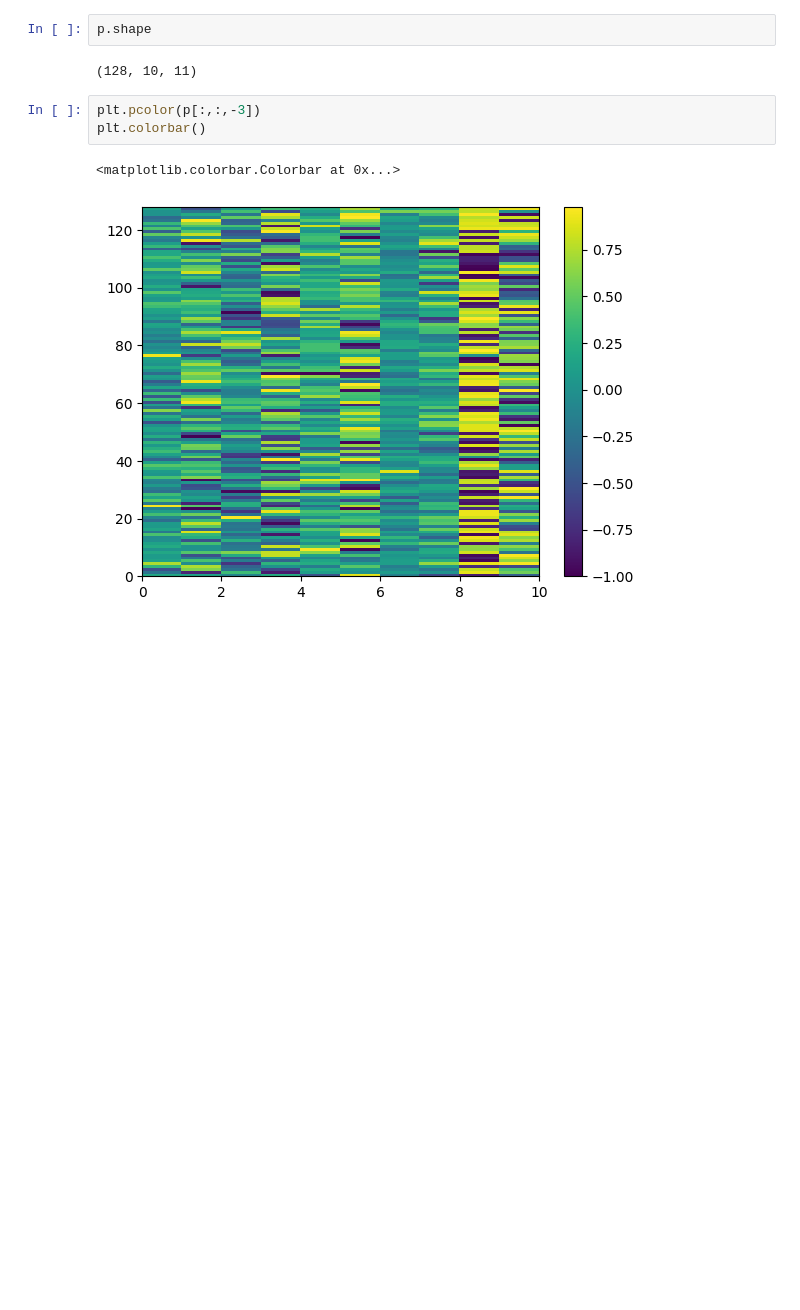
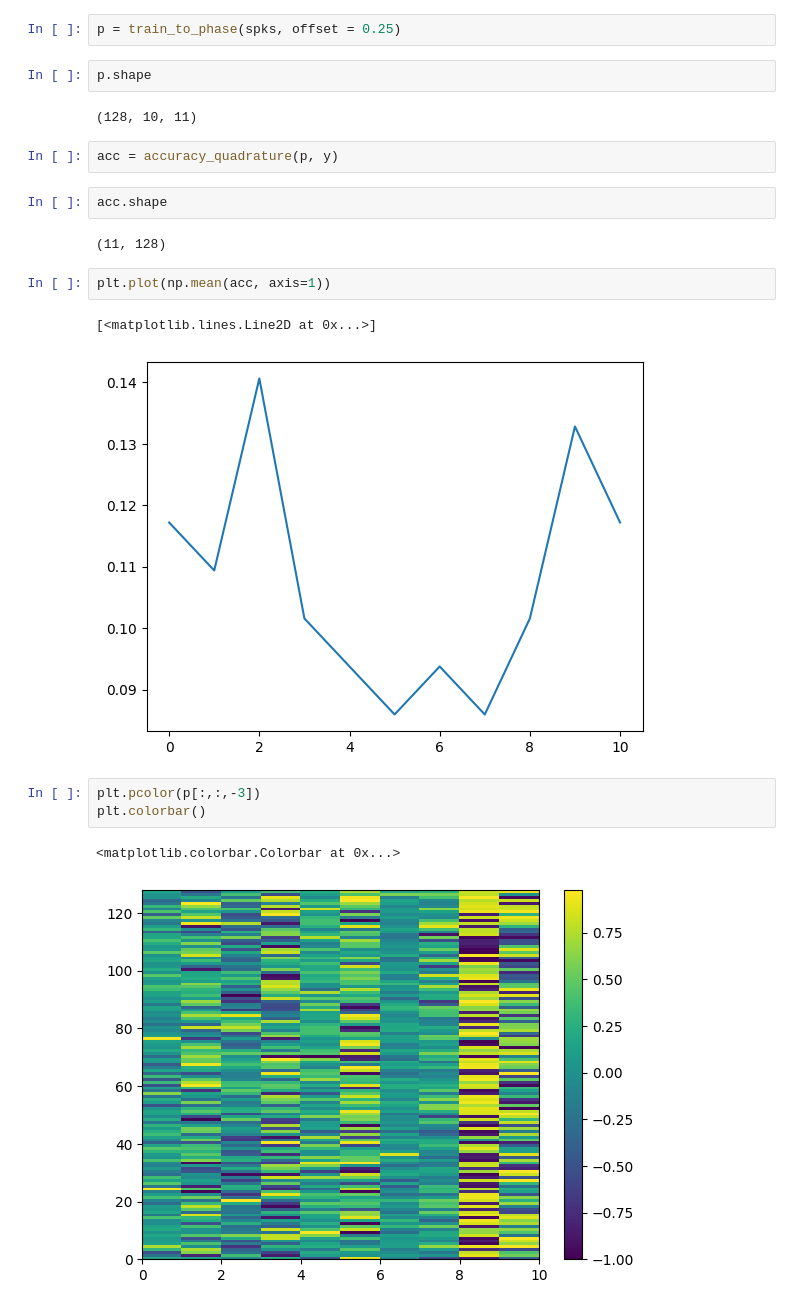
Before and after one commit to wilkieolin/phasor_jax, a Jupyter notebook: spiking test.ipynb, the cells around one changed output. Cells and saved outputs as stored; diff of their text form; blank space fills up the shorter version.

```diff
--- a/spiking test.ipynb
+++ b/spiking test.ipynb
@@ -126,7 +149,20 @@ def spiking_sparsity(x: SpikeTrain, period: float = 1.0):
+# %%
+p = train_to_phase(spks, offset = 0.25)
 # %%
 p.shape
 # %% [output]
 (128, 10, 11)
+# %%
+acc = accuracy_quadrature(p, y)
+# %%
+acc.shape
+# %% [output]
+(11, 128)
+# %%
+plt.plot(np.mean(acc, axis=1))
+# %% [output]
+[<matplotlib.lines.Line2D at 0x...>]
+[figure, added]
 # %%
 plt.pcolor(p[:,:,-3])
 plt.colorbar()
```
Also changed, not shown: parts of 5 cells of this notebook, 3 other files.
